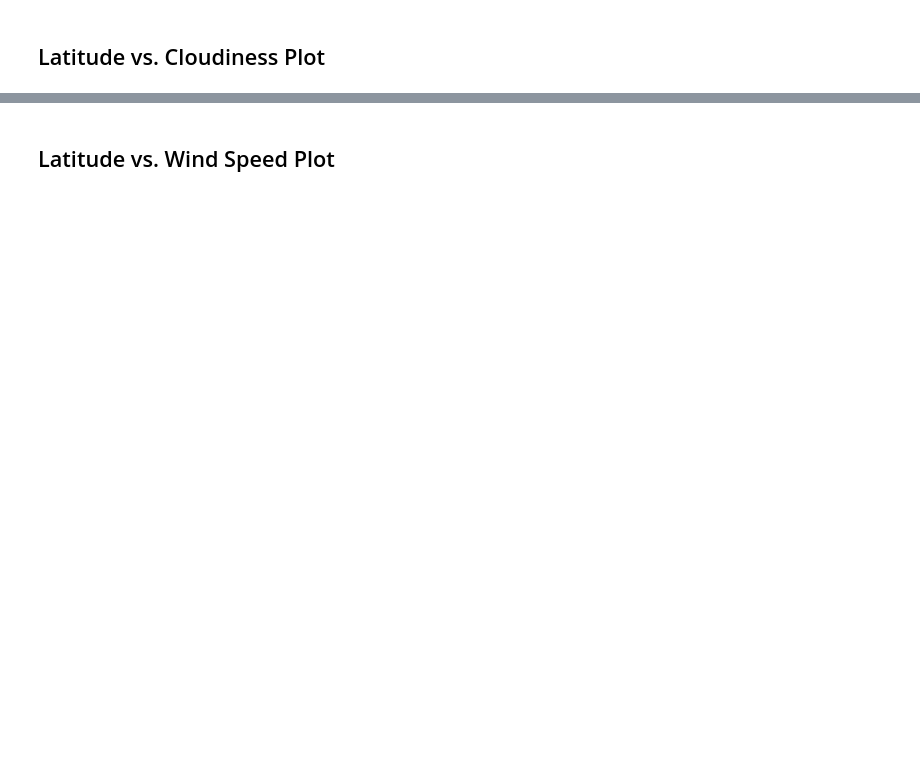
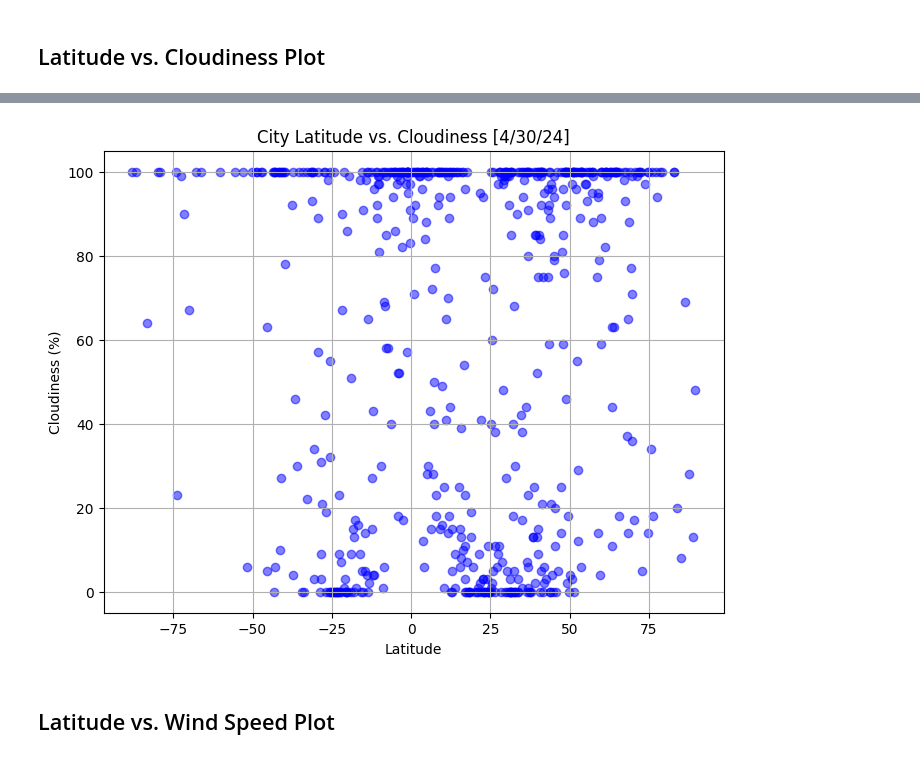
Before and after one commit to Kyle-Markwardt/weather-api-visualizations, a Jupyter notebook: WeatherAPI.ipynb, the cells around one changed output, grey strips where cells are left out. Cells and saved outputs as stored; diff of their text form; code cells hidden in the pictures; blank space fills up the shorter version.

```diff
--- a/WeatherAPI.ipynb
+++ b/WeatherAPI.ipynb
@@ -244,2 +240,12 @@ Int64Index([], dtype='int64')
+# %%
+plt.figure(figsize=(8, 6))
+plt.scatter(cities_df['Latitude'], cities_df['Cloudiness'], color='blue', alpha=0.5)
+plt.title('City Latitude vs. Cloudiness [4/30/24]')
+plt.xlabel('Latitude')
+plt.ylabel('Cloudiness (%)')
+plt.grid(True)
+plt.show()
+# %% [output]
+[figure, added]
 # %% [markdown]
 ## Latitude vs. Wind Speed Plot
```
Also changed, not shown: parts of 34 cells of this notebook.
